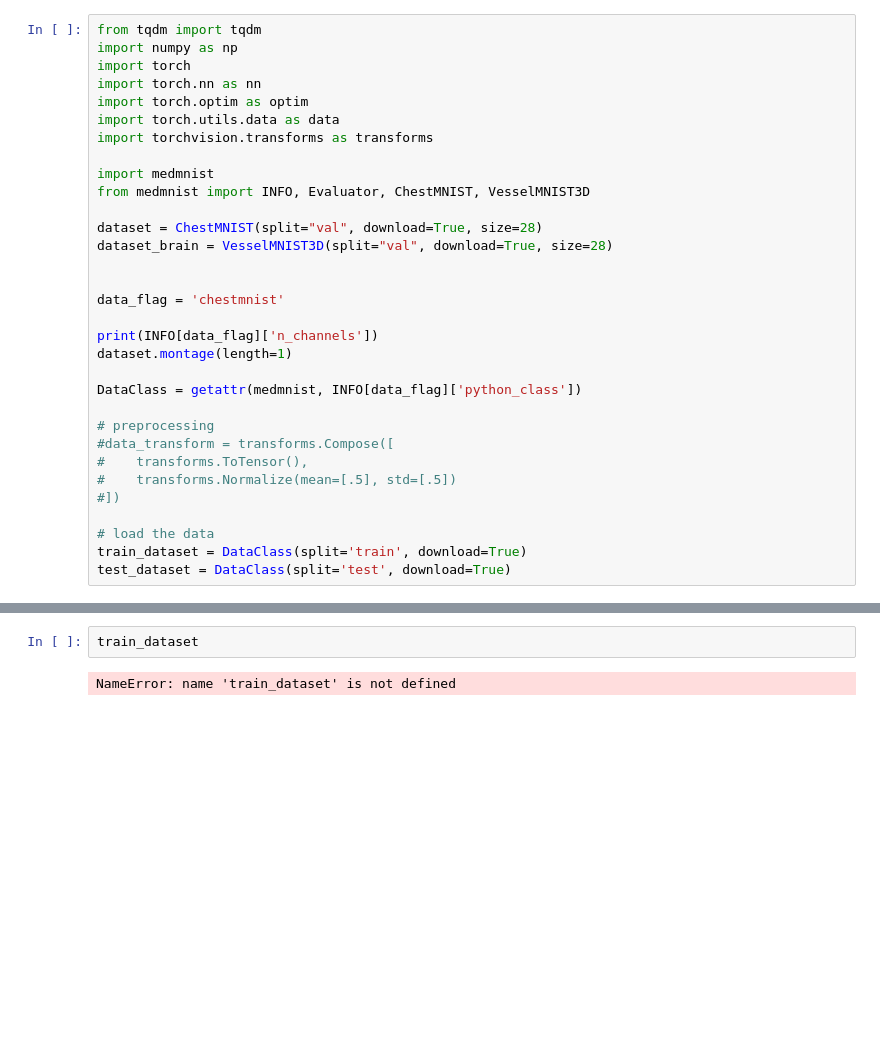
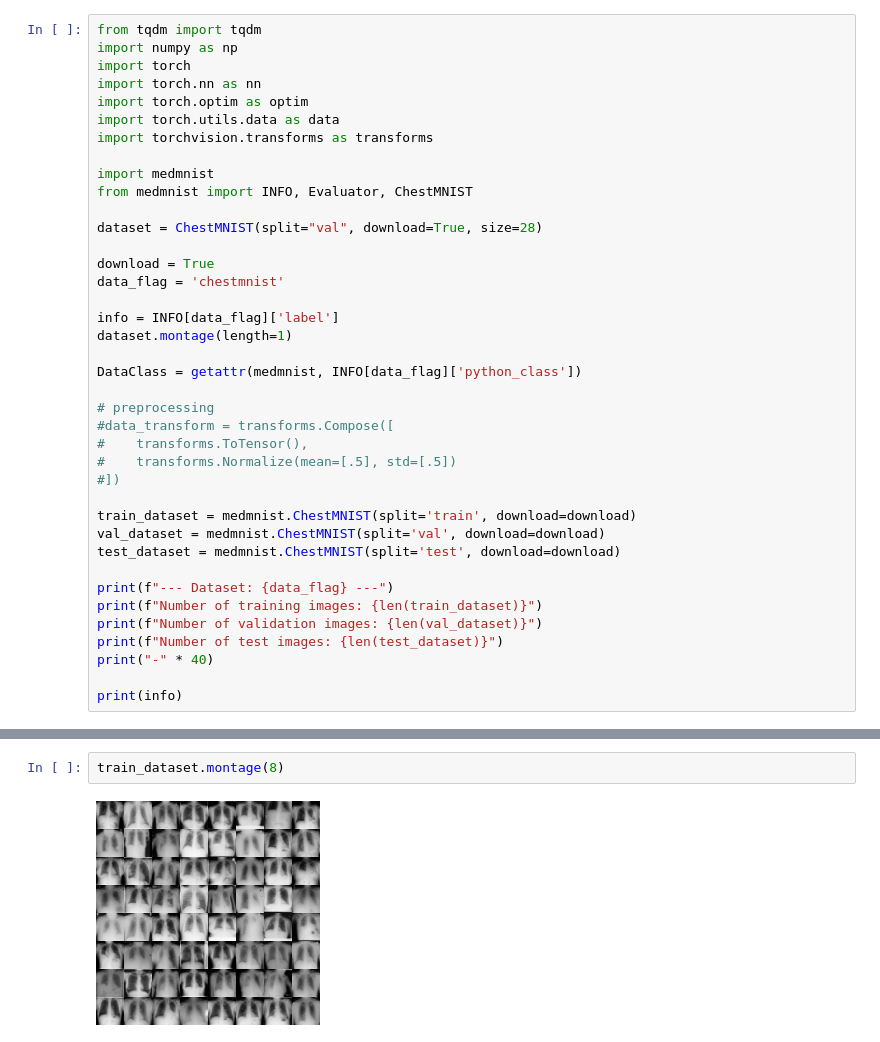
Before and after one commit to PacoPacorius/MedMNIST-Image-Analysis-w-CNNs-and-Transformers---DL-assignment, a Jupyter notebook: deep_learning_assignment.ipynb, the cells around one changed output, grey strips where cells are left out. Cells and saved outputs as stored; diff of their text form; blank space fills up the shorter version.

```diff
--- a/deep_learning_assignment.ipynb
+++ b/deep_learning_assignment.ipynb
@@ -30,15 +30,14 @@ import torch.utils.data as data
 import torchvision.transforms as transforms
 
 import medmnist
-from medmnist import INFO, Evaluator, ChestMNIST, VesselMNIST3D
+from medmnist import INFO, Evaluator, ChestMNIST
 
 dataset = ChestMNIST(split="val", download=True, size=28)
-dataset_brain = VesselMNIST3D(split="val", download=True, size=28)
 
-
+download = True
 data_flag = 'chestmnist'
 
-print(INFO[data_flag]['n_channels'])
+info = INFO[data_flag]['label']
 dataset.montage(length=1)
 
 DataClass = getattr(medmnist, INFO[data_flag]['python_class'])
@@ -49,7 +48,15 @@ DataClass = getattr(medmnist, INFO[data_flag]['python_class'])
 #    transforms.Normalize(mean=[.5], std=[.5])
 #])
 
-# load the data
-train_dataset = DataClass(split='train', download=True)
-test_dataset = DataClass(split='test', download=True)
+train_dataset = medmnist.ChestMNIST(split='train', download=download)
+val_dataset = medmnist.ChestMNIST(split='val', download=download)
+test_dataset = medmnist.ChestMNIST(split='test', download=download)
+
+print(f"--- Dataset: {data_flag} ---")
+print(f"Number of training images: {len(train_dataset)}")
+print(f"Number of validation images: {len(val_dataset)}")
+print(f"Number of test images: {len(test_dataset)}")
+print("-" * 40)
+
+print(info)
 # %% [output]
@@ -57,4 +127,4 @@ test_dataset = DataClass(split='test', download=True)
 # %%
-train_dataset
+train_dataset.montage(8)
 # %% [output]
-NameError: name 'train_dataset' is not defined
+[figure, added]
```
Also changed, not shown: parts of 3 cells of this notebook.
